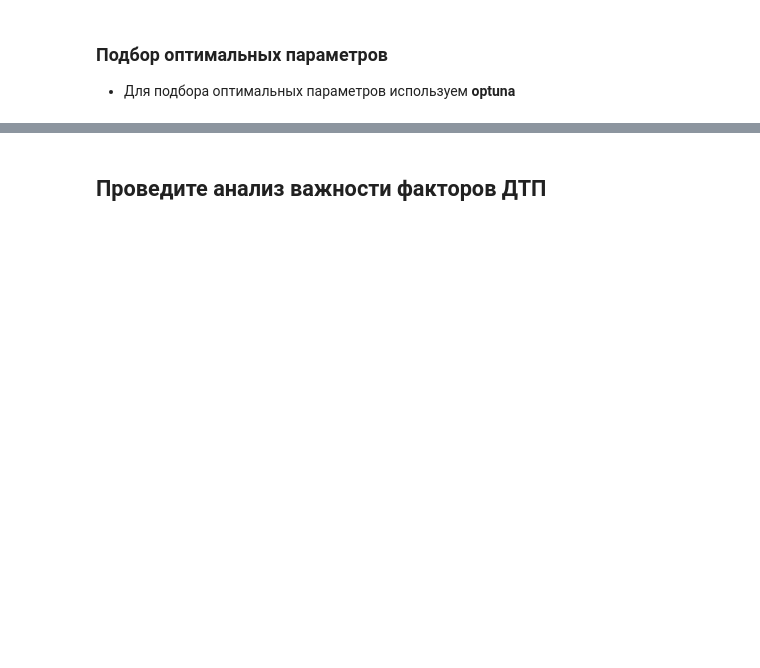
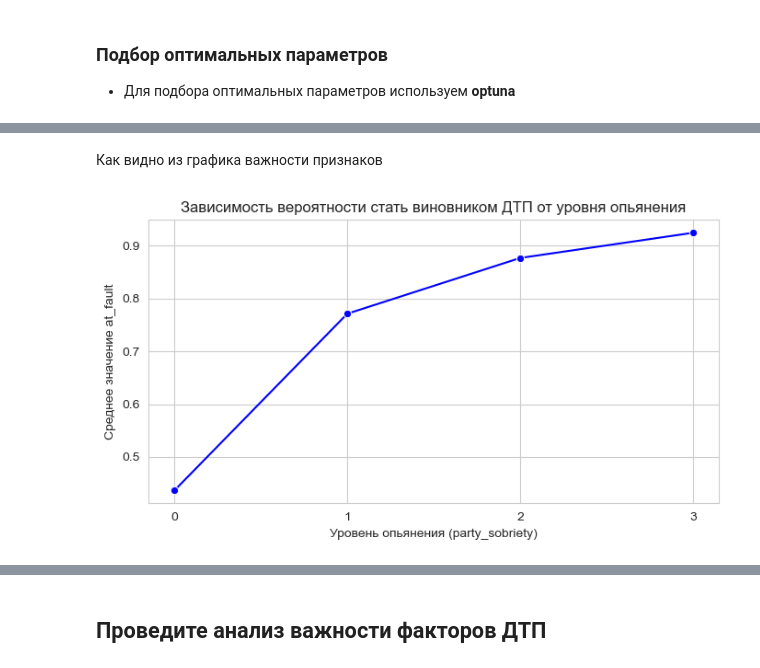
Before and after one commit to Denis-Mukhanov/road-accident-risk, a Jupyter notebook: road_accident_risk.ipynb, the cells around one changed output, grey strips where cells are left out. Drawn from its saved outputs; the diff is of its cells as text; code cells hidden in the pictures; blank space fills up the shorter version.

```diff
--- a/road_accident_risk.ipynb
+++ b/road_accident_risk.ipynb
@@ -2365,0 +2442,17 @@ __Вывод:__
+# %% [markdown]
+Как видно из графика важности признаков
+# %%
+# Сводная таблица для среднего значения 'at_fault' по уровню опьянения 'party_sobriety'
+mean_at_fault = df.groupby('party_sobriety')['at_fault'].mean()
+
+# Построение линейного графика
+sns.set_style("whitegrid")
+plt.figure(figsize=(8, 4))
+sns.lineplot(x=mean_at_fault.index, y=mean_at_fault.values, marker='o', color='b')
+plt.xlabel('Уровень опьянения (party_sobriety)')
+plt.ylabel('Среднее значение at_fault')
+plt.title('Зависимость вероятности стать виновником ДТП от уровня опьянения')
+plt.xticks(mean_at_fault.index)
+plt.show()
+# %% [output]
+[figure, added]
```
Also changed, not shown: parts of 51 cells of this notebook.
